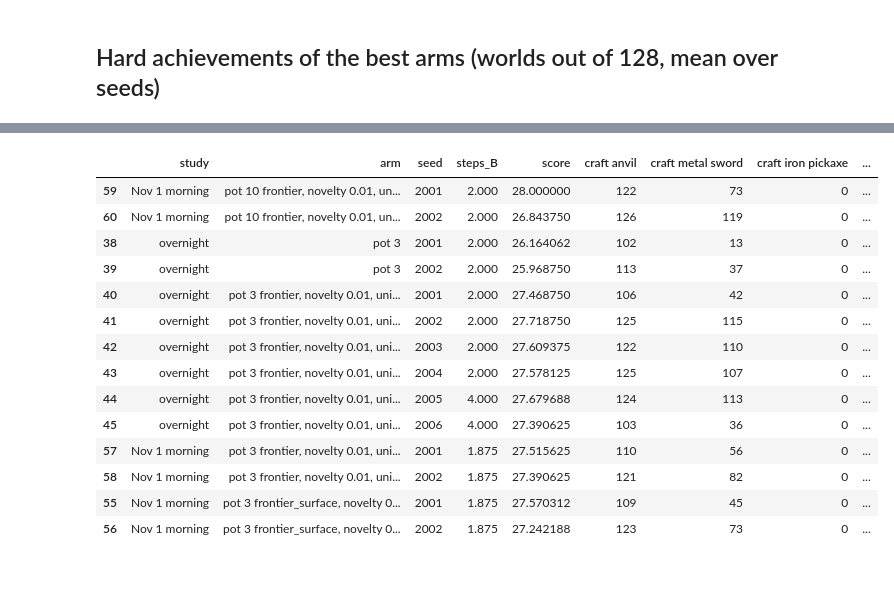
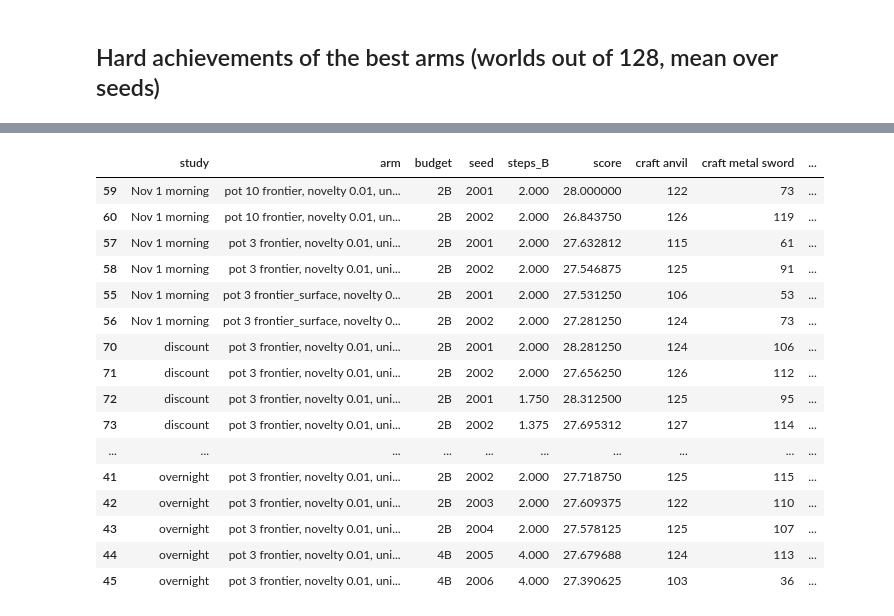
Before and after one commit to MikaVohl/terraria-env, a Jupyter notebook: notebooks/v8_env_results_2026_10_31.ipynb, the cells around one changed output, grey strips where cells are left out. Cells and saved outputs as stored; diff of their text form; code cells hidden in the pictures; blank space fills up the shorter version.

```diff
--- a/notebooks/v8_env_results_2026_10_31.ipynb
+++ b/notebooks/v8_env_results_2026_10_31.ipynb
@@ -22,27 +32,36 @@ import json
 from pathlib import Path
 import pandas as pd
 import matplotlib.pyplot as plt
+pd.set_option("display.max_columns", 60)
+pd.set_option("display.width", 250)
 
-DATA = Path("../experiments/eg15") if Path("../experiments/eg15").exists() else Path("experiments/eg15")
+ROOT = Path("..") if Path("../experiments/eg15").exists() else Path(".")
+DATA = ROOT / "experiments/eg15"
 STUDIES = {  # label -> directory under DATA; add new studies here
     "512M wave": "eg15-envopt-v7-20261027",
     "2B wave": "eg15-envopt2b-v8-20261101",
     "overnight": "eg15-overnight-v8-20261101",
-    "Nov 1 morning": "eg15-queue-v8-20261101b",   # in progress: unfinished runs show their latest checkpoint
+    "Nov 1 morning": "eg15-queue-v8-20261101b",
+    "discount": "eg15-gamma-v8-20261101c",
+    "long runs": "eg15-long-v8-20261101c",
+    "Go-Explore": "eg15-goexplore-v8-20261101e",
 }
-# Library build directory (or overnight job-name prefix) -> environment variant.
-VARIANTS = {
-    "build-v8": "v8 default (= v7)", "build-v8-ore200": "ore 2x", "build-v8-ore300": "ore 3x",
-    "build-v8-tree200": "trees 2x", "build-v8-ore300-tree200": "ore 3x + trees 2x",
-    "build-v8-view21": "view 21x15", "build-v8-real": "realistic (ore 3x + trees 2x + view 21x15)",
-    "build-v8-w256": "world 256x96", "build-v8-o3t2-inv": "ore 3x + trees 2x + log inventory",
-    "build-v8-real-inv": "realistic + log inventory",
-    # overnight job-name prefixes
-    "o3t2": "ore 3x + trees 2x", "o3t2inv": "ore 3x + trees 2x + log inventory",
-    "real": "realistic (ore 3x + trees 2x + view 21x15)", "realinv": "realistic + log inventory",
-    "w256": "world 256x96",
-    "w256o3t2": "world 256x96 + ore 3x + trees 2x", "best": "ore 3x + trees 2x + log inventory",
-    "view21": "view 21x15",
+# Environment knobs per library build (variants/v8/README.md). Defaults reproduce v7.
+LIBS = {
+    "build-v8":                {"ore %": 100, "trunk %": 100, "view": "11x9",  "world": "128x96", "log inventory": False},
+    "build-v8-ore200":         {"ore %": 200, "trunk %": 100, "view": "11x9",  "world": "128x96", "log inventory": False},
+    "build-v8-ore300":         {"ore %": 300, "trunk %": 100, "view": "11x9",  "world": "128x96", "log inventory": False},
+    "build-v8-tree200":        {"ore %": 100, "trunk %": 200, "view": "11x9",  "world": "128x96", "log inventory": False},
+    "build-v8-ore300-tree200": {"ore %": 300, "trunk %": 200, "view": "11x9",  "world": "128x96", "log inventory": False},
+    "build-v8-view21":         {"ore %": 100, "trunk %": 100, "view": "21x15", "world": "128x96", "log inventory": False},
+    "build-v8-real":           {"ore %": 300, "trunk %": 200, "view": "21x15", "world": "128x96", "log inventory": False},
+    "build-v8-o3t2-inv":       {"ore %": 300, "trunk %": 200, "view": "11x9",  "world": "128x96", "log inventory": True},
+    "build-v8-real-inv":       {"ore %": 300, "trunk %": 200, "view": "21x15", "world": "128x96", "log inventory": True},
+    "build-v8-w256":           {"ore %": 100, "trunk %": 100, "view": "11x9",  "world": "256x96", "log inventory": False},
+    "build-v8-w256-o3t2":      {"ore %": 300, "trunk %": 200, "view": "11x9",  "world": "256x96", "log inventory": False},
 }
 HARD = ["craft anvil", "craft metal sword", "craft iron pickaxe", "craft gold pickaxe",
         "craft iron chainmail", "craft wood breastplate", "return to surface"]
+# Queue files map job names to library builds (runs launched by tools/gpu_queue.py).
+JOB_LIB = {j["name"]: j["lib"] for q in (ROOT / "tools").glob("*queue*.json") for j in json.loads(q.read_text())}
+JOB_LIB["view21_4B-g7"] = "build-v8-view21"   # launched by hand next to the Nov 1 morning queue
@@ -180,19 +220,22 @@ Change `VARIANT` to inspect seed variance (e.g. return to surface differs a lot
 # %%
 VARIANT = "ore 3x + trees 2x + log inventory"
-runs[runs.variant == VARIANT].sort_values(["arm", "seed"])[["study", "arm", "seed", "steps_B", "score", *HARD, "iron_bars_med", "wood_med"]]
+runs[runs.variant == VARIANT].sort_values(["study", "arm", "seed"])[
+    ["study", "arm", "budget", "seed", "steps_B", "score", *HARD, "iron_bars_med", "wood_med"]]
 # %% [output]
-|  | study | arm | seed | steps_B | score | craft anvil | craft metal sword | craft iron pickaxe | ... |
-| 59 | Nov 1 morning | pot 10 frontier, novelty 0.01, un... | 2001 | 2.000 | 28.000000 | 122 | 73 | 0 | ... |
-| 60 | Nov 1 morning | pot 10 frontier, novelty 0.01, un... | 2002 | 2.000 | 26.843750 | 126 | 119 | 0 | ... |
-| 38 | overnight | pot 3 | 2001 | 2.000 | 26.164062 | 102 | 13 | 0 | ... |
-| 39 | overnight | pot 3 | 2002 | 2.000 | 25.968750 | 113 | 37 | 0 | ... |
-| 40 | overnight | pot 3 frontier, novelty 0.01, uni... | 2001 | 2.000 | 27.468750 | 106 | 42 | 0 | ... |
-| 41 | overnight | pot 3 frontier, novelty 0.01, uni... | 2002 | 2.000 | 27.718750 | 125 | 115 | 0 | ... |
-| 42 | overnight | pot 3 frontier, novelty 0.01, uni... | 2003 | 2.000 | 27.609375 | 122 | 110 | 0 | ... |
-| 43 | overnight | pot 3 frontier, novelty 0.01, uni... | 2004 | 2.000 | 27.578125 | 125 | 107 | 0 | ... |
-| 44 | overnight | pot 3 frontier, novelty 0.01, uni... | 2005 | 4.000 | 27.679688 | 124 | 113 | 0 | ... |
-| 45 | overnight | pot 3 frontier, novelty 0.01, uni... | 2006 | 4.000 | 27.390625 | 103 | 36 | 0 | ... |
-| 57 | Nov 1 morning | pot 3 frontier, novelty 0.01, uni... | 2001 | 1.875 | 27.515625 | 110 | 56 | 0 | ... |
-| 58 | Nov 1 morning | pot 3 frontier, novelty 0.01, uni... | 2002 | 1.875 | 27.390625 | 121 | 82 | 0 | ... |
-| 55 | Nov 1 morning | pot 3 frontier_surface, novelty 0... | 2001 | 1.875 | 27.570312 | 109 | 45 | 0 | ... |
-| 56 | Nov 1 morning | pot 3 frontier_surface, novelty 0... | 2002 | 1.875 | 27.242188 | 123 | 73 | 0 | ... |
+|  | study | arm | budget | seed | steps_B | score | craft anvil | craft metal sword | ... |
+| 59 | Nov 1 morning | pot 10 frontier, novelty 0.01, un... | 2B | 2001 | 2.000 | 28.000000 | 122 | 73 | ... |
+| 60 | Nov 1 morning | pot 10 frontier, novelty 0.01, un... | 2B | 2002 | 2.000 | 26.843750 | 126 | 119 | ... |
+| 57 | Nov 1 morning | pot 3 frontier, novelty 0.01, uni... | 2B | 2001 | 2.000 | 27.632812 | 115 | 61 | ... |
+| 58 | Nov 1 morning | pot 3 frontier, novelty 0.01, uni... | 2B | 2002 | 2.000 | 27.546875 | 125 | 91 | ... |
+| 55 | Nov 1 morning | pot 3 frontier_surface, novelty 0... | 2B | 2001 | 2.000 | 27.531250 | 106 | 53 | ... |
+| 56 | Nov 1 morning | pot 3 frontier_surface, novelty 0... | 2B | 2002 | 2.000 | 27.281250 | 124 | 73 | ... |
+| 70 | discount | pot 3 frontier, novelty 0.01, uni... | 2B | 2001 | 2.000 | 28.281250 | 124 | 106 | ... |
+| 71 | discount | pot 3 frontier, novelty 0.01, uni... | 2B | 2002 | 2.000 | 27.656250 | 126 | 112 | ... |
+| 72 | discount | pot 3 frontier, novelty 0.01, uni... | 2B | 2001 | 1.750 | 28.312500 | 125 | 95 | ... |
+| 73 | discount | pot 3 frontier, novelty 0.01, uni... | 2B | 2002 | 1.375 | 27.695312 | 127 | 114 | ... |
+| ... | ... | ... | ... | ... | ... | ... | ... | ... | ... |
+| 41 | overnight | pot 3 frontier, novelty 0.01, uni... | 2B | 2002 | 2.000 | 27.718750 | 125 | 115 | ... |
+| 42 | overnight | pot 3 frontier, novelty 0.01, uni... | 2B | 2003 | 2.000 | 27.609375 | 122 | 110 | ... |
+| 43 | overnight | pot 3 frontier, novelty 0.01, uni... | 2B | 2004 | 2.000 | 27.578125 | 125 | 107 | ... |
+| 44 | overnight | pot 3 frontier, novelty 0.01, uni... | 4B | 2005 | 4.000 | 27.679688 | 124 | 113 | ... |
+| 45 | overnight | pot 3 frontier, novelty 0.01, uni... | 4B | 2006 | 4.000 | 27.390625 | 103 | 36 | ... |
```
Also changed, not shown: parts of 20 cells of this notebook.
